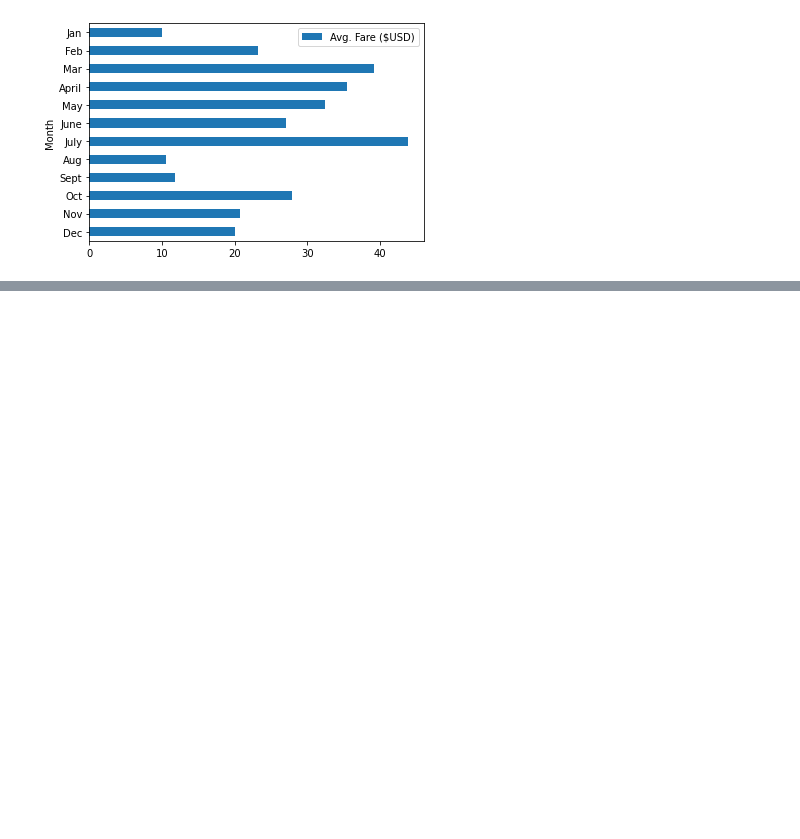
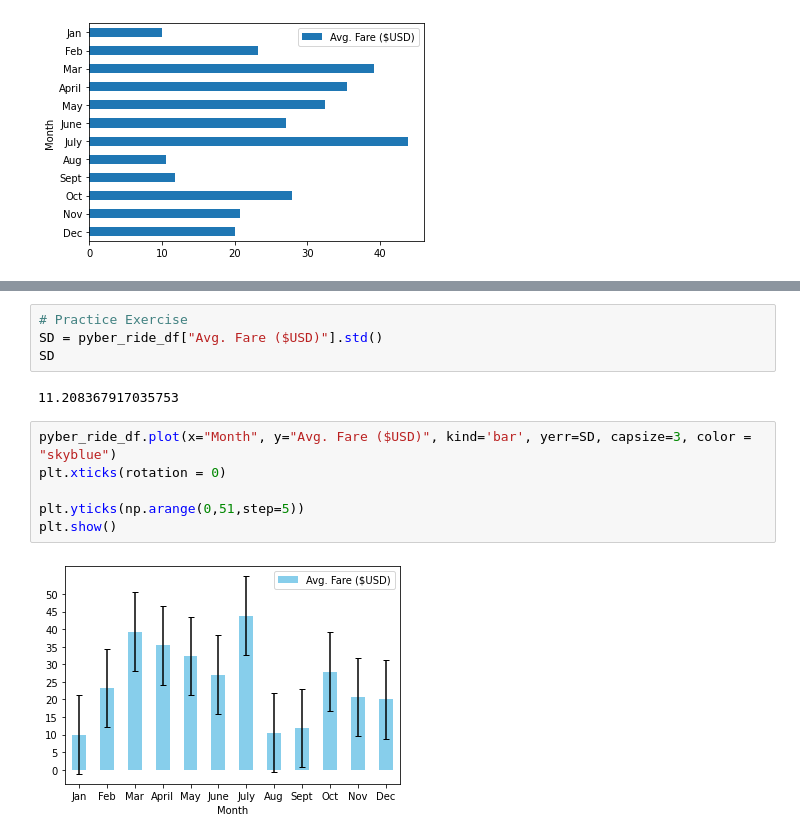
Before and after one commit to CYLaiMDPhD/PyBer_Rideshare_Analysis, a Jupyter notebook: PyBer_ride_data.ipynb, the cells around one changed output, grey strips where cells are left out. Saved outputs shown, nothing was run; the diff lists cells and outputs as text; blank space fills up the shorter version.

Commit message:
Updated file to reflect Module 5.1.10 exercises.

```diff
--- a/PyBer_ride_data.ipynb
+++ b/PyBer_ride_data.ipynb
@@ -80,0 +75,14 @@ plt.show()
+# %%
+# Practice Exercise
+SD = pyber_ride_df["Avg. Fare ($USD)"].std()
+SD
+# %% [output]
+11.208367917035753
+# %%
+pyber_ride_df.plot(x="Month", y="Avg. Fare ($USD)", kind='bar', yerr=SD, capsize=3, color = "skyblue")
+plt.xticks(rotation = 0)
+
+plt.yticks(np.arange(0,51,step=5))
+plt.show()
+# %% [output]
+[figure, added]
```
Also changed, not shown: parts of 6 cells of this notebook.
